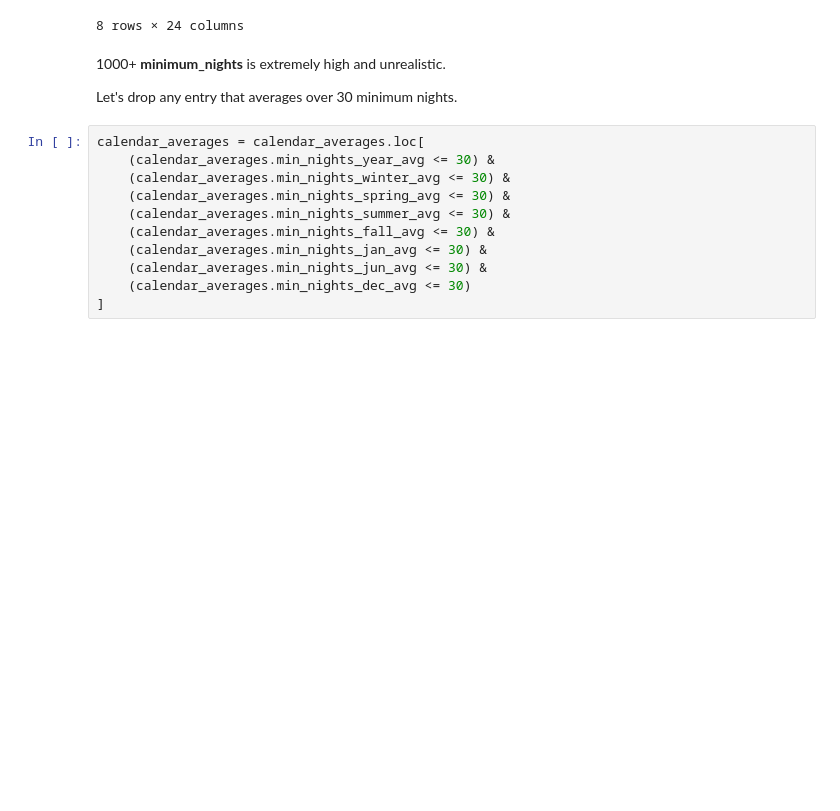
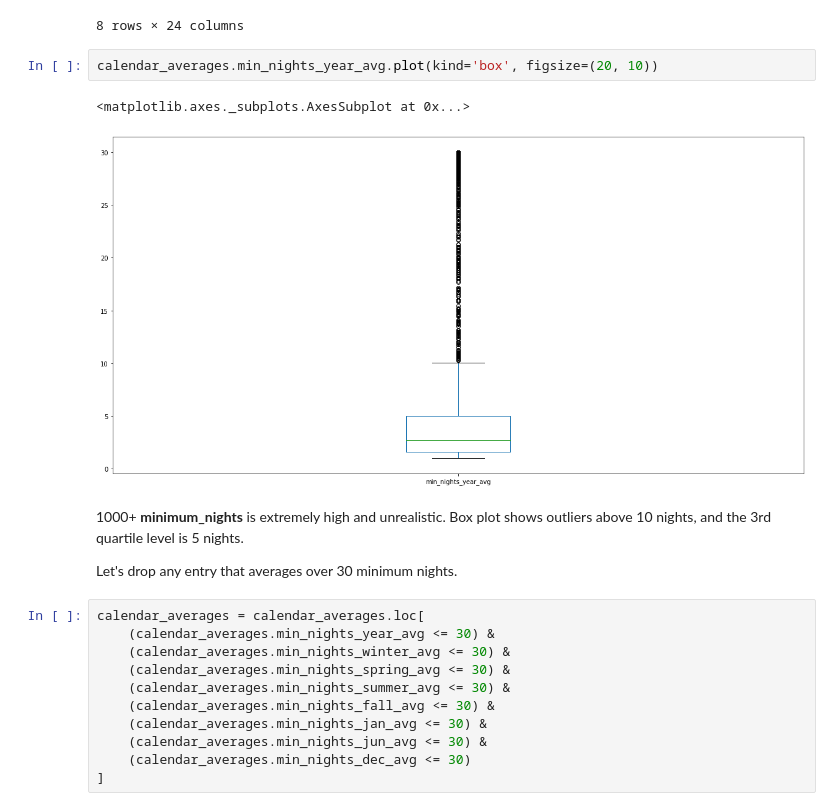
Before and after one commit to bruceplai/ml-capstone, a Jupyter notebook: airbnb.ipynb, the cells around one changed output. Saved outputs shown, nothing was run; the diff lists cells and outputs as text; blank space fills up the shorter version.

```diff
--- a/airbnb.ipynb
+++ b/airbnb.ipynb
@@ -708,8 +708,13 @@ memory usage: 9.3 MB
 | 75% | 0.665753 | 0.722222 | 1.000000 | 0.956522 | ... |
 | max | 1.000000 | 1.000000 | 1.000000 | 1.000000 | ... |
 8 rows × 24 columns
+# %%
+calendar_averages.min_nights_year_avg.plot(kind='box', figsize=(20, 10))
+# %% [output]
+<matplotlib.axes._subplots.AxesSubplot at 0x...>
+[figure, added]
 # %% [markdown]
-<p>1000+ <b>minimum_nights</b> is extremely high and unrealistic.</p>
+<p>1000+ <b>minimum_nights</b> is extremely high and unrealistic.  Box plot shows outliers above 10 nights, and the 3rd quartile level is 5 nights.</p>
 
 <p>Let's drop any entry that averages over 30 minimum nights.</p>
 # %%
```
Also changed, not shown: parts of 11 cells of this notebook.
